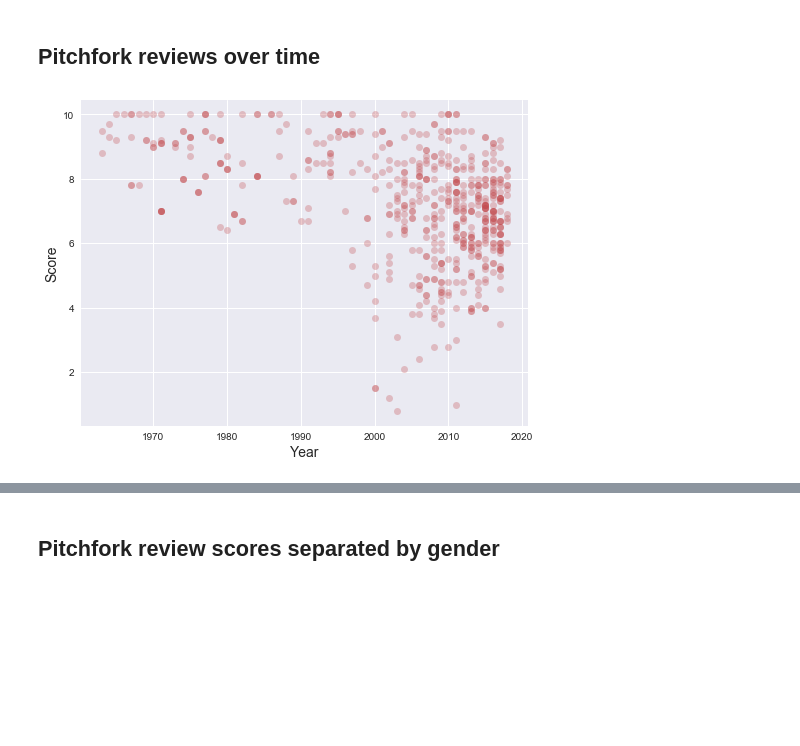
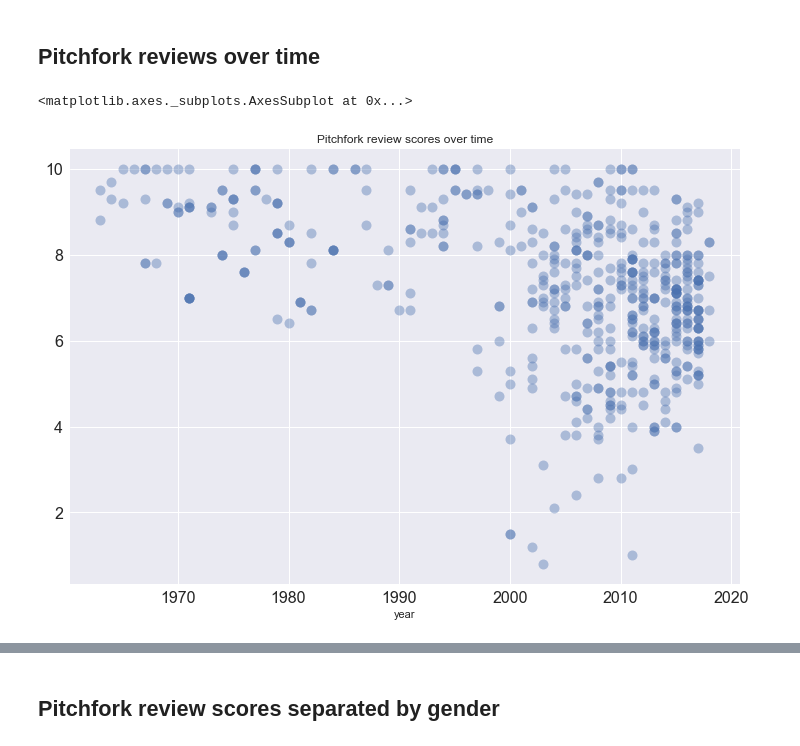
Before and after one commit to johnwmillr/pitchfork_reviews_and_lyrics, a Jupyter notebook: analysis.ipynb, the cells around one changed output, grey strips where cells are left out. Saved outputs shown, nothing was run; the diff lists cells and outputs as text; code cells hidden in the pictures; blank space fills up the shorter version.

```diff
--- a/analysis.ipynb
+++ b/analysis.ipynb
@@ -184,10 +64,9 @@ all_years = [[review.year().split("/")[0] for review in reviews] for reviews in
 # %% [markdown]
 ## Pitchfork reviews over time
-# %%
-fig, ax = plt.subplots(figsize=(8,6))
-ax.plot(years, scores, 'ro', alpha=0.3)
-ax.set_xlabel("Year", fontsize=FS)
-ax.set_ylabel("Score", fontsize=FS)
-plt.show()
-# %% [output]
-[figure, removed]
+# %%
+params = {'alpha': 0.4, 'title': 'Pitchfork review scores over time', 'figsize': (12, 8),
+          'linestyle': '', 'marker': 'o', 'ms': 10, 'fontsize': FS, 'legend': False}
+reviews.plot(x='year', y='score', kind='line', **params)
+# %% [output]
+<matplotlib.axes._subplots.AxesSubplot at 0x...>
+[figure, added]
```
Also changed, not shown: parts of 40 cells of this notebook.
